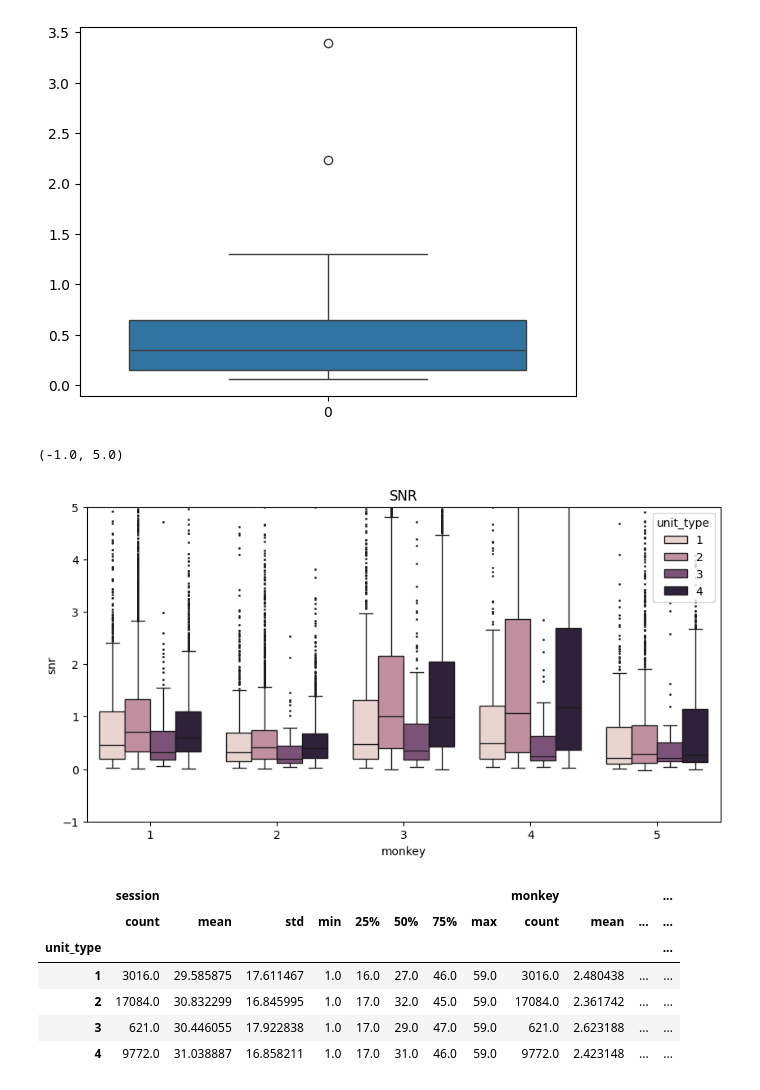
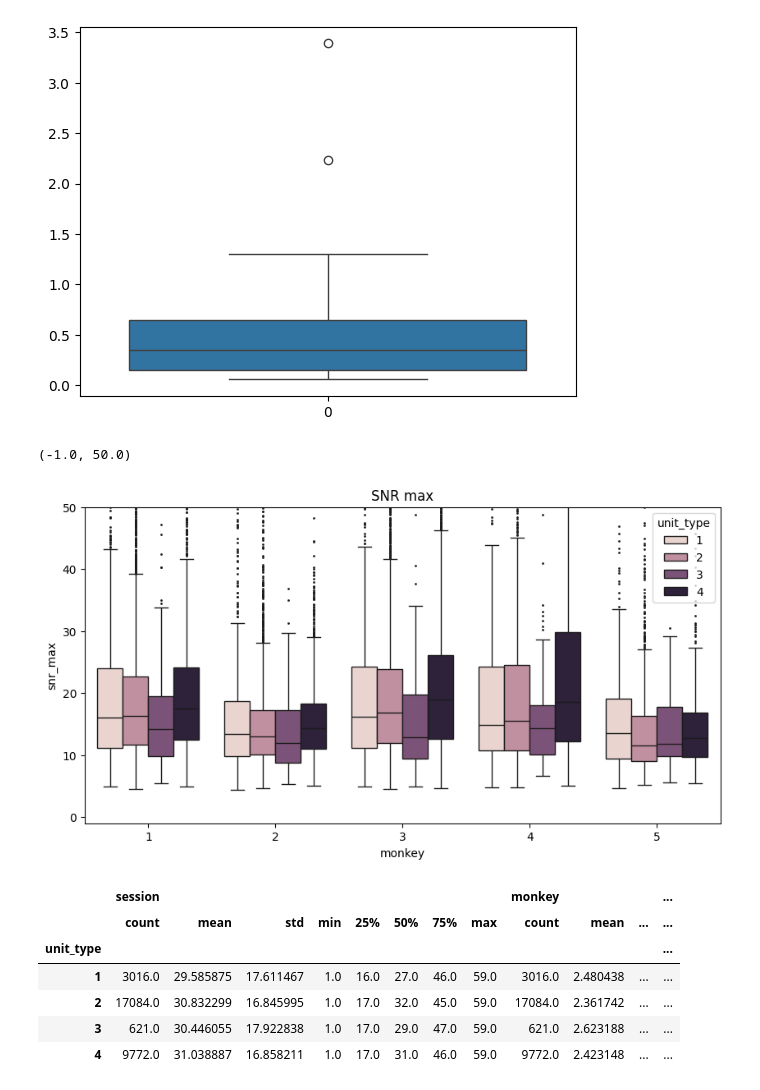
Before and after one commit to aimarvi/triplen, a Jupyter notebook: exploring_data.ipynb, the cells around one changed output. Drawn from its saved outputs; the diff is of its cells as text; code cells hidden in the pictures.

```diff
--- a/exploring_data.ipynb
+++ b/exploring_data.ipynb
@@ -2,6 +2,7 @@
 import os
 import re
 import h5py
+import random
 import numpy as np
 import pandas as pd
 import scipy.io
@@ -15,7 +16,7 @@ import utils
 
 datadir = '../datasets/NNN/'
 fnames = utils.fnames(datadir)
-data = pd.read_pickle('../datasets/NNN/all_unit_data.pkl')
+# data = pd.read_pickle('../datasets/NNN/all_unit_data.pkl')
 # %%
 for i, pair in enumerate(fnames):
     if i>0:
@@ -53,14 +54,14 @@ number of single units: 30
 # %%
 # df = data[data['unit_type']==1]
 fig,ax = plt.subplots(1,1,figsize=(10,5))
 df = data
 
-sns.boxplot(df, x='monkey', y='snr', hue='unit_type', fliersize=1, ax=ax)
-plt.title('SNR')
-plt.ylim(bottom=-1, top=5)
+sns.boxplot(df, x='monkey', y='snr_max', hue='unit_type', fliersize=1, ax=ax)
+plt.title('SNR max')
+plt.ylim(bottom = -1, top=50)
 # %% [output]
-(-1.0, 5.0)
+(-1.0, 50.0)
-[figure, old version]
+[figure, new version]
 # %%
 df.groupby(['unit_type']).describe()
 # %% [output]
```
Also changed, not shown: parts of 5 cells of this notebook, 1 other file.
